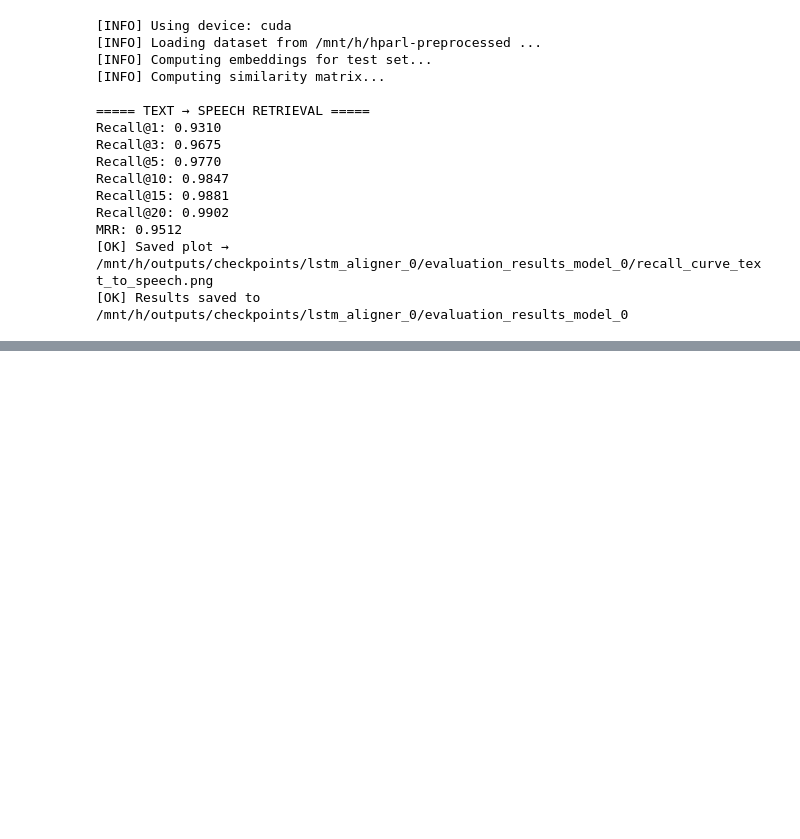
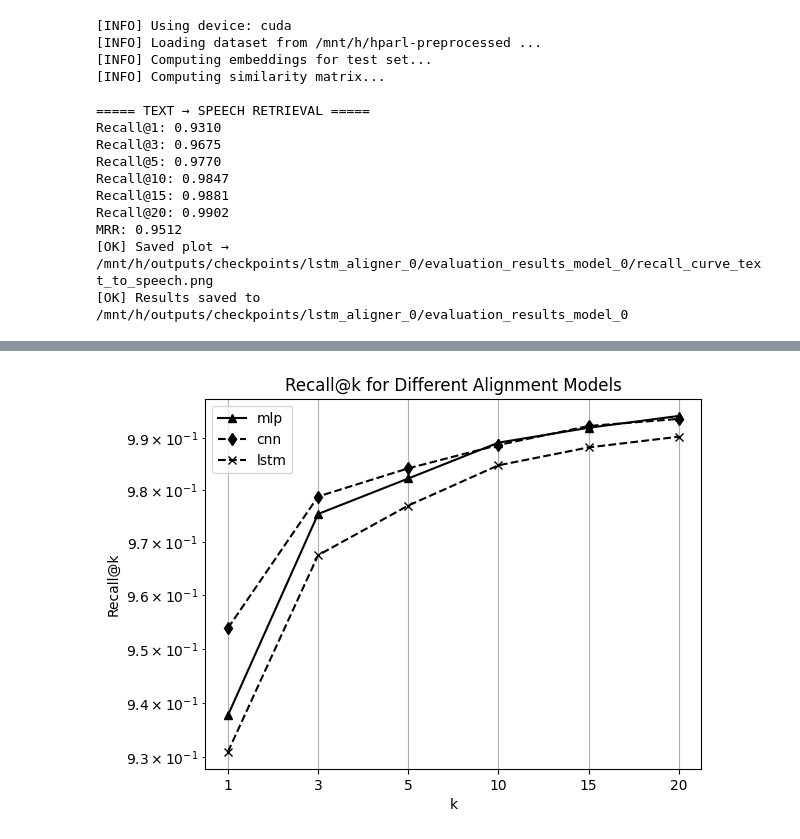
Before and after one commit to alextsigilis/Multimodal-Greek-Speech-Aligment, a Jupyter notebook: train.ipynb, the cells around one changed output, grey strips where cells are left out. Saved outputs shown, nothing was run; the diff lists cells and outputs as text; code cells hidden in the pictures; blank space fills up the shorter version.

```diff
--- a/train.ipynb
+++ b/train.ipynb
@@ -528,0 +671,38 @@ MRR: 0.9512
+# %%
+import os, json
+import matplotlib.pyplot as plt
+
+for type in ['cnn', 'lstm', 'mlp']:
+    info = models[type]
+    dir = info['dir']
+    name = info['name']
+    results_dir = f'{dir}/evaluation_results_{name}/'
+    metrics_file = os.path.join(results_dir, 'metrics.json')
+    with open(metrics_file, 'r') as f:
+        metrics = json.load(f)
+        models[type]['metrics'] = metrics
+
+
+for type in ['baseline-tiny', 'baseline-small']:
+    dir = models[type]['dir']
+    metrics_file = os.path.join(dir, 'metrics.json')
+    with open(metrics_file, 'r') as f:
+        metrics = json.load(f)
+        models[type]['metrics'] = metrics
+# %%
+line_types = ['.-', 's-', '^-', 'd--', 'x--']
+
+for i, (name, info) in enumerate(models.items()):
+    if name != 'baseline-tiny' and name != 'baseline-small':
+        recall = info['metrics']['recall']
+        plt.plot(recall.keys(), recall.values(), line_types[i], label=name, color='black')
+
+plt.legend([name for name in models.keys() if name != 'baseline-tiny' and name != 'baseline-small'])
+plt.xlabel('k')
+plt.yscale('log')
+plt.ylabel('Recall@k')
+plt.title('Recall@k for Different Alignment Models')
+plt.grid(True)
+plt.show()
+# %% [output]
+[figure, added]
```
Also changed, not shown: parts of 9 cells of this notebook.
